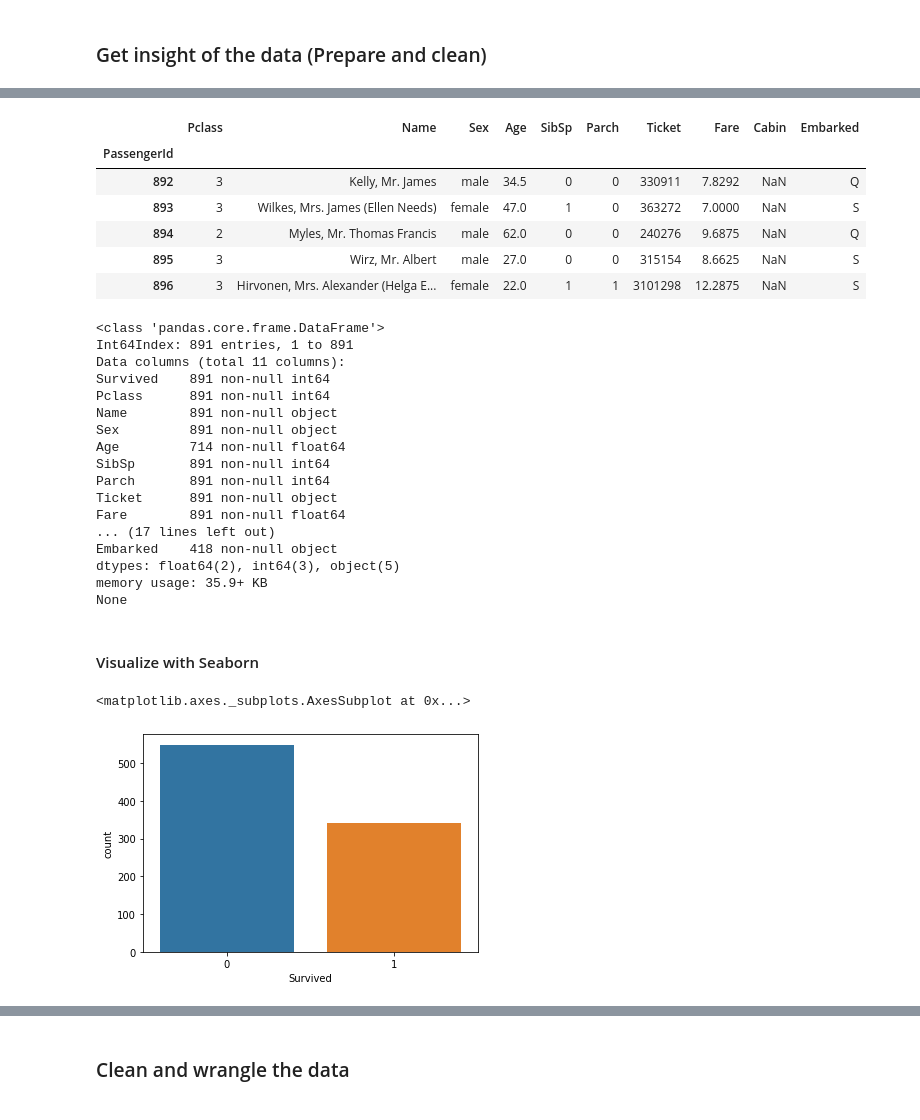
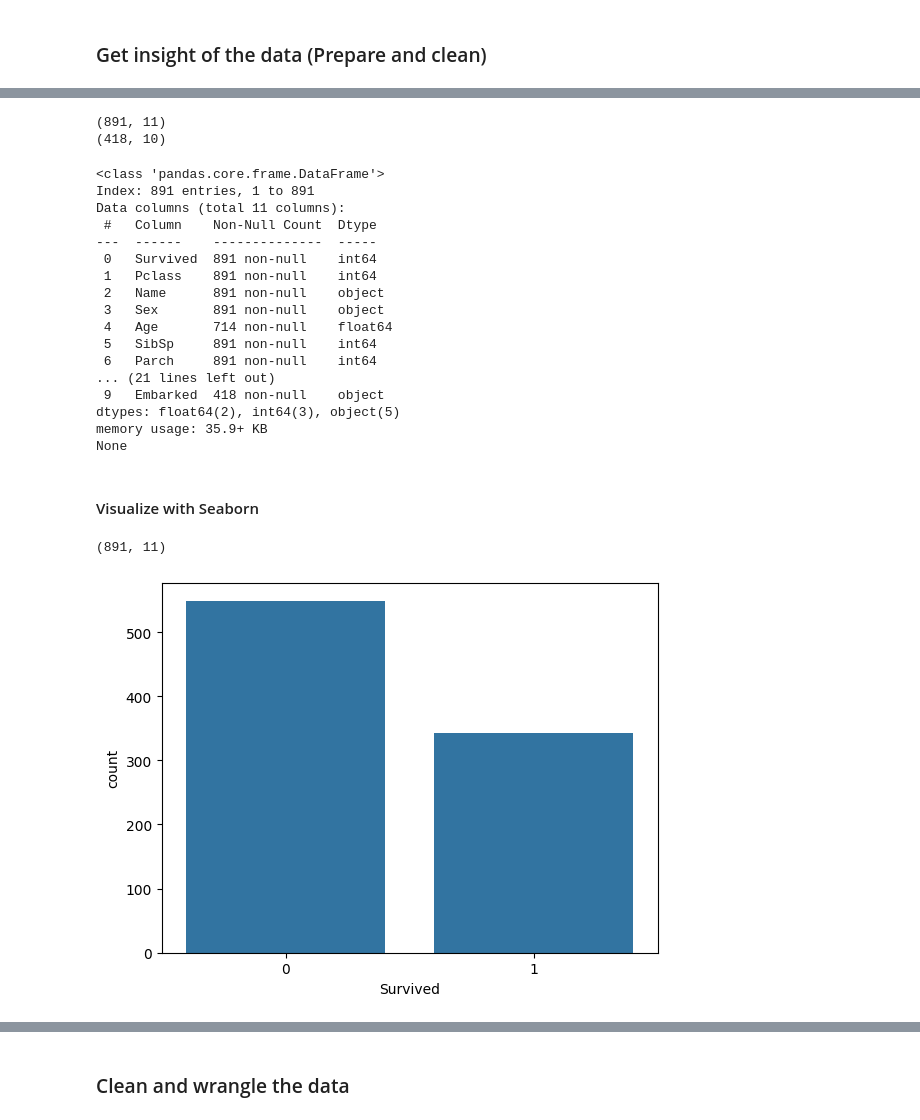
Before and after one commit to ProgressBG-Python-Course/JupyterNotebooksExamples, a Jupyter notebook: Notebooks/supervised_learning_algorihtms/linear_models_for_classification_and_regression/LogisticRegression - TitanicDemo.ipynb, the cells around one changed output, grey strips where cells are left out. Saved outputs shown, nothing was run; the diff lists cells and outputs as text; code cells hidden in the pictures.

```diff
--- a/Notebooks/supervised_learning_algorihtms/linear_models_for_classification_and_regression/LogisticRegression - TitanicDemo.ipynb
+++ b/Notebooks/supervised_learning_algorihtms/linear_models_for_classification_and_regression/LogisticRegression - TitanicDemo.ipynb
@@ -41,4 +25,9 @@ PassengerId,Survived,Pclass,Name,Sex,Age,SibSp,Parch,Ticket,Fare,Cabin,Embarked
+# %%
+train_csv = 'https://raw.githubusercontent.com/geekcourses/JupyterNotebooksExamples/master/datasets/Titanic/train.csv'
+test_csv='https://raw.githubusercontent.com/geekcourses/JupyterNotebooksExamples/master/datasets/Titanic/test.csv'
 # %%
 # load the dataset, using PassengerId as index
-df_train = pd.read_csv("../../datasets/Titanic/train.csv", index_col='PassengerId')
-df_test = pd.read_csv("../../datasets/Titanic/test.csv", index_col='PassengerId')
+df_train = pd.read_csv(train_csv, index_col='PassengerId')
+df_test = pd.read_csv(test_csv, index_col='PassengerId')
+
+df_train.head()
@@ -83,40 +69,38 @@ df_train.head()
-# %%
-df_test.head(5)
-# %% [output]
-|  | Pclass | Name | Sex | Age | SibSp | Parch | Ticket | Fare | Cabin | Embarked |
-| PassengerId |  |  |  |  |  |  |  |  |  |  |
-| 892 | 3 | Kelly, Mr. James | male | 34.5 | 0 | 0 | 330911 | 7.8292 | NaN | Q |
-| 893 | 3 | Wilkes, Mrs. James (Ellen Needs) | female | 47.0 | 1 | 0 | 363272 | 7.0000 | NaN | S |
-| 894 | 2 | Myles, Mr. Thomas Francis | male | 62.0 | 0 | 0 | 240276 | 9.6875 | NaN | Q |
-| 895 | 3 | Wirz, Mr. Albert | male | 27.0 | 0 | 0 | 315154 | 8.6625 | NaN | S |
-| 896 | 3 | Hirvonen, Mrs. Alexander (Helga E... | female | 22.0 | 1 | 1 | 3101298 | 12.2875 | NaN | S |
+# %%
+print(df_train.shape)
+print(df_test.shape)
+# %% [output]
+(891, 11)
+(418, 10)
 # %%
 print(df_train.info())
 print(df_test.info())
-# print(data_df.columns.values.tolist())
 # %% [output]
 <class 'pandas.core.frame.DataFrame'>
-Int64Index: 891 entries, 1 to 891
+Index: 891 entries, 1 to 891
 Data columns (total 11 columns):
-Survived    891 non-null int64
-Pclass      891 non-null int64
-Name        891 non-null object
-Sex         891 non-null object
-Age         714 non-null float64
-SibSp       891 non-null int64
-Parch       891 non-null int64
-Ticket      891 non-null object
-Fare        891 non-null float64
-... (17 lines left out)
-Embarked    418 non-null object
+ #   Column    Non-Null Count  Dtype
+---  ------    --------------  -----
+ 0   Survived  891 non-null    int64
+ 1   Pclass    891 non-null    int64
+ 2   Name      891 non-null    object
+ 3   Sex       891 non-null    object
+ 4   Age       714 non-null    float64
+ 5   SibSp     891 non-null    int64
+ 6   Parch     891 non-null    int64
+... (21 lines left out)
+ 9   Embarked  418 non-null    object
 dtypes: float64(2), int64(3), object(5)
 memory usage: 35.9+ KB
 None
 # %% [markdown]
 #### Visualize with Seaborn
+# %%
+df_train.shape
+# %% [output]
+(891, 11)
 # %%
-sns.countplot('Survived', data=df_train)
+sns.countplot(x='Survived', data=df_train);
 # %% [output]
-<matplotlib.axes._subplots.AxesSubplot at 0x...>
-[figure, old version]
+[figure, new version]
 # %%
```
Also changed, not shown: parts of 28 cells of this notebook, 4 other files.
